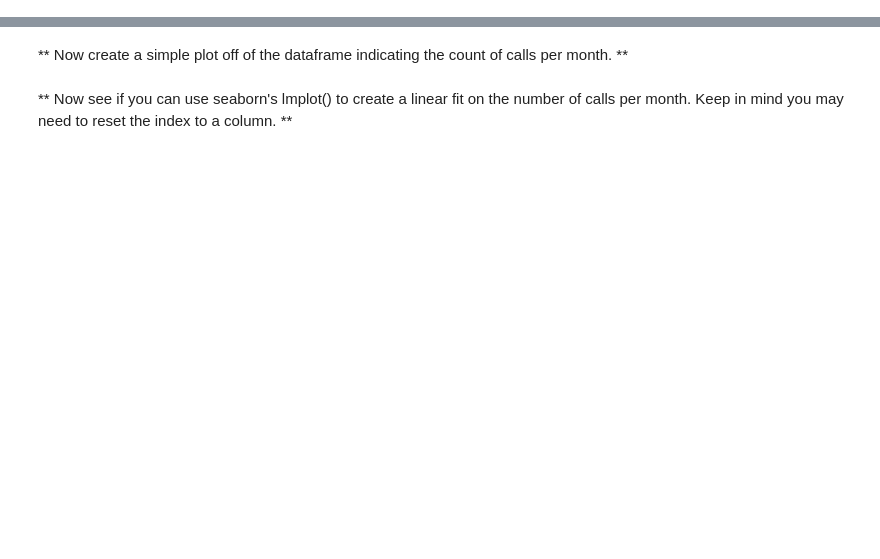
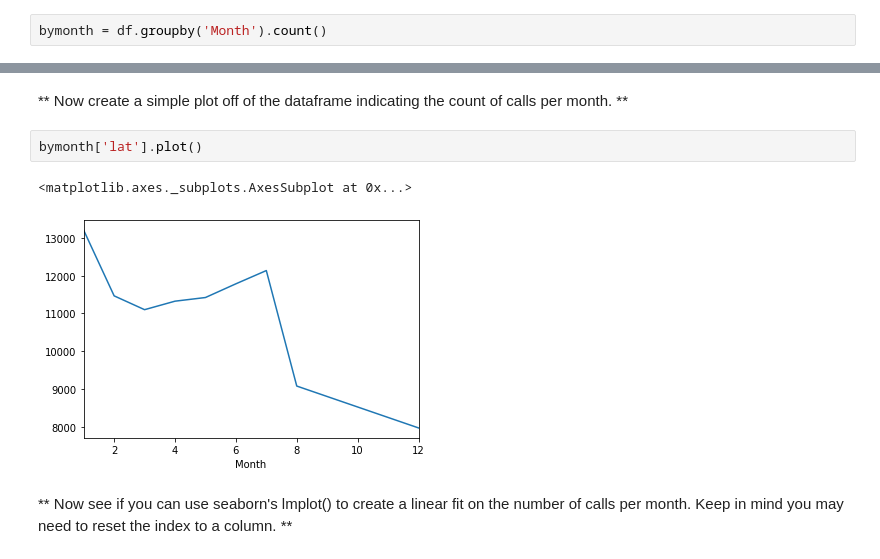
Before and after one commit to sundusaijaz/Computer-Vision-practise, a Jupyter notebook: Data Capstone Project.ipynb, the cells around one changed output, grey strips where cells are left out. Cells and saved outputs as stored; diff of their text form; blank space fills up the shorter version.

```diff
--- a/Data Capstone Project.ipynb
+++ b/Data Capstone Project.ipynb
@@ -50,3 +224,5 @@ _____
 
 ** You should have noticed it was missing some Months, let's see if we can maybe fill in this information by plotting the information in another way, possibly a simple line plot that fills in the missing months, in order to do this, we'll need to do some work with pandas... **
 ** Now create a gropuby object called byMonth, where you group the DataFrame by the month column and use the count() method for aggregation. Use the head() method on this returned DataFrame. **
+# %%
+bymonth = df.groupby('Month').count()
@@ -53,4 +239,9 @@ _____
 # %% [markdown]
 ** Now create a simple plot off of the dataframe indicating the count of calls per month. **
+# %%
+bymonth['lat'].plot()
+# %% [output]
+<matplotlib.axes._subplots.AxesSubplot at 0x...>
+[figure, added]
 # %% [markdown]
 ** Now see if you can use seaborn's lmplot() to create a linear fit on the number of calls per month. Keep in mind you may need to reset the index to a column. **
```
Also changed, not shown: parts of 41 cells of this notebook.
